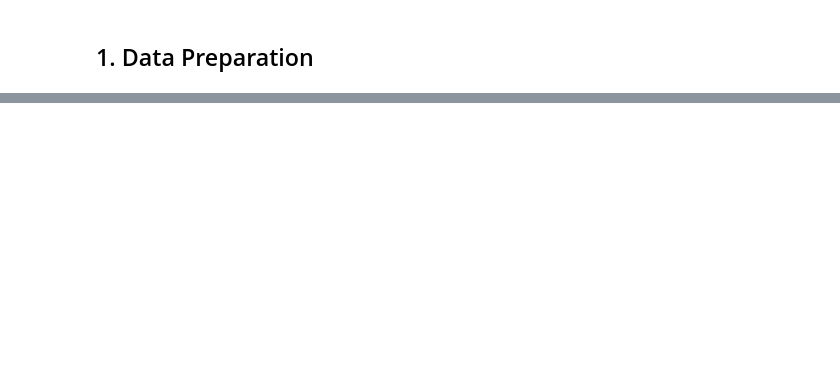
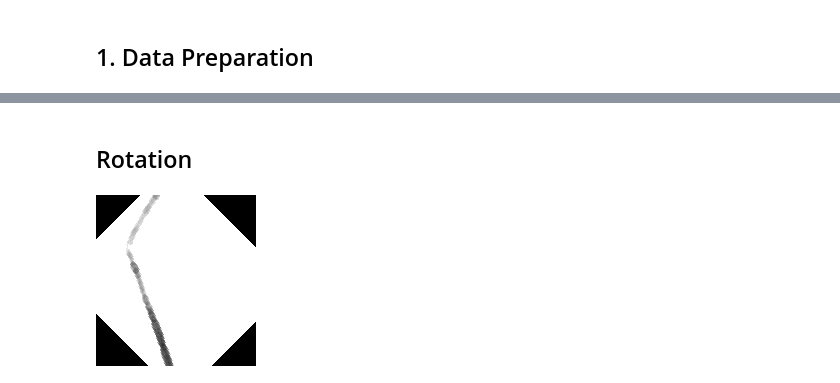
Before and after one commit to Makubu/AML, a Jupyter notebook: Plankton/plankton_challenge.ipynb, the cells around one changed output, grey strips where cells are left out. Drawn from its saved outputs; the diff is of its cells as text; code cells hidden in the pictures; blank space fills up the shorter version.

```diff
--- a/Plankton/plankton_challenge.ipynb
+++ b/Plankton/plankton_challenge.ipynb
@@ -563,0 +393,8 @@ def convert_image(array) :
+# %%
+img = convert_image(X[0])
+# %% [markdown]
+## Rotation
+# %%
+img.rotate(45)
+# %% [output]
+[figure, added]
```
Also changed, not shown: parts of 104 cells of this notebook.
